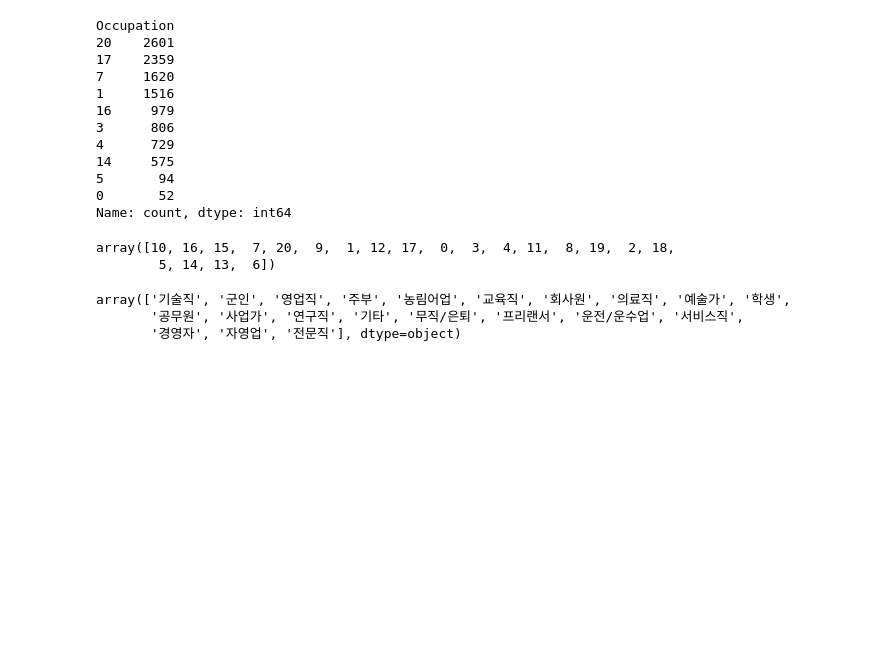
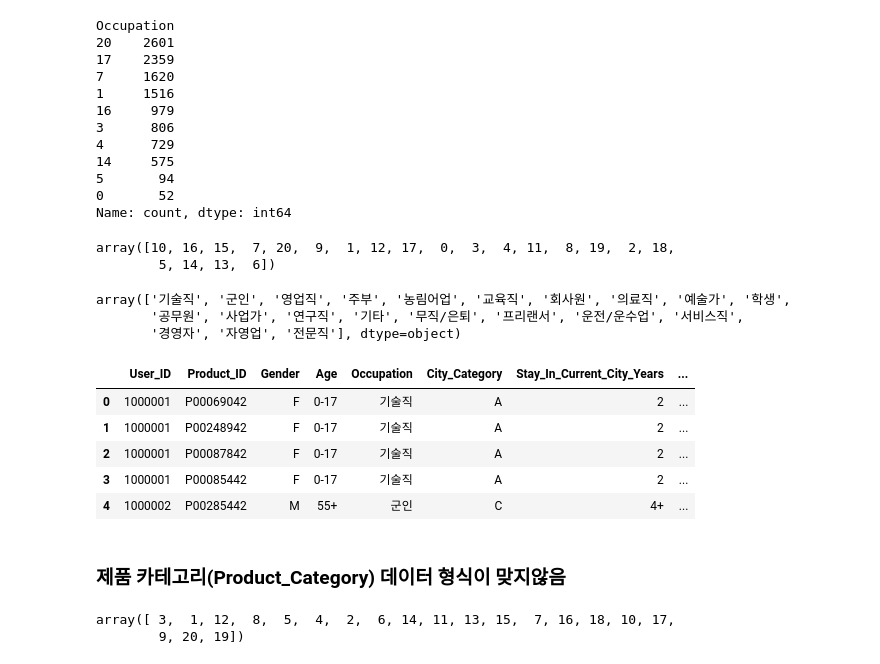
Before and after one commit to minsangggg/Data_Analysis, a Jupyter notebook: 사용자 데이터 분석.ipynb, the cells around one changed output. Saved outputs shown, nothing was run; the diff lists cells and outputs as text; code cells hidden in the pictures; blank space fills up the shorter version.

```diff
--- a/사용자 데이터 분석.ipynb
+++ b/사용자 데이터 분석.ipynb
@@ -236,3 +236,19 @@ df['Occupation'].unique()  #데이터 타입 정정 완료
 array(['기술직', '군인', '영업직', '주부', '농림어업', '교육직', '회사원', '의료직', '예술가', '학생',
        '공무원', '사업가', '연구직', '기타', '무직/은퇴', '프리랜서', '운전/운수업', '서비스직',
        '경영자', '자영업', '전문직'], dtype=object)
+# %%
+df.head(5)
+# %% [output]
+|  | User_ID | Product_ID | Gender | Age | Occupation | City_Category | Stay_In_Current_City_Years | ... |
+| 0 | 1000001 | P00069042 | F | 0-17 | 기술직 | A | 2 | ... |
+| 1 | 1000001 | P00248942 | F | 0-17 | 기술직 | A | 2 | ... |
+| 2 | 1000001 | P00087842 | F | 0-17 | 기술직 | A | 2 | ... |
+| 3 | 1000001 | P00085442 | F | 0-17 | 기술직 | A | 2 | ... |
+| 4 | 1000002 | P00285442 | M | 55+ | 군인 | C | 4+ | ... |
+# %% [markdown]
+### 제품 카테고리(Product_Category) 데이터 형식이 맞지않음
+# %%
+df['Product_Category'].unique()
+# %% [output]
+array([ 3,  1, 12,  8,  5,  4,  2,  6, 14, 11, 13, 15,  7, 16, 18, 10, 17,
+        9, 20, 19])
```
Also changed, not shown: parts of 4 cells of this notebook.
